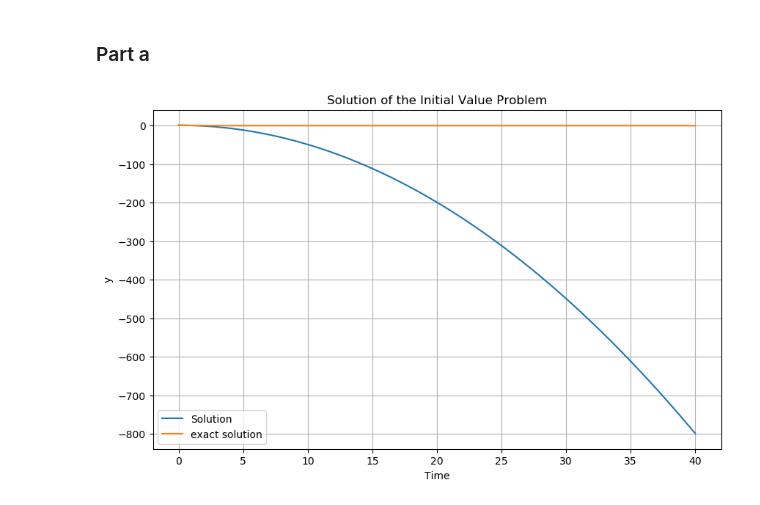
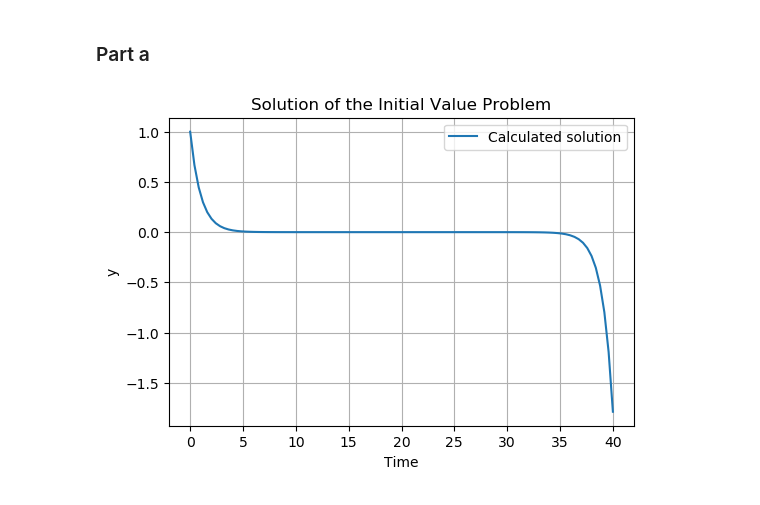
Before and after one commit to Mani0237/Prelims, a Jupyter notebook: 2023/sachin_Q3.ipynb, the cells around one changed output. Drawn from its saved outputs; the diff is of its cells as text; code cells hidden in the pictures.

```diff
--- a/2023/sachin_Q3.ipynb
+++ b/2023/sachin_Q3.ipynb
@@ -6,21 +6,21 @@ from scipy.integrate import solve_ivp
 # %% [markdown]
 ### Part a
 # %%
-def ivp(y, t): return - abs(y)
+def ivp(t, y):
+    return - abs(y)
 def exact(t): return np.exp(-t)
 y0 = 1
-ti = 0
-tf = 40
-sol = solve_ivp(ivp, [ti, tf], [y0], method='RK45', t_eval=np.linspace(ti, tf, 100))
+tspan = [0, 40]
+sol = solve_ivp(ivp, tspan, [y0], method='RK45', t_eval=np.linspace(tspan[0], tspan[1], 100))
 
-plt.figure(figsize=(10, 6))
-plt.plot(sol.t, sol.y[0], label='Solution')
-plt.plot(sol.t, exact(sol.t), label='exact solution')
+plt.figure(figsize=(6, 4))
+plt.plot(sol.t, sol.y[0], label='Calculated solution')
+#plt.plot(sol.t, exact(sol.t), label='exact solution')
 plt.title('Solution of the Initial Value Problem')
 plt.xlabel('Time')
 plt.ylabel('y')
 plt.grid(True)
 plt.legend()
 plt.show()
 # %% [output]
-[figure, old version]
+[figure, new version]
```
Also changed, not shown: parts of 7 cells of this notebook, 2 other files.
